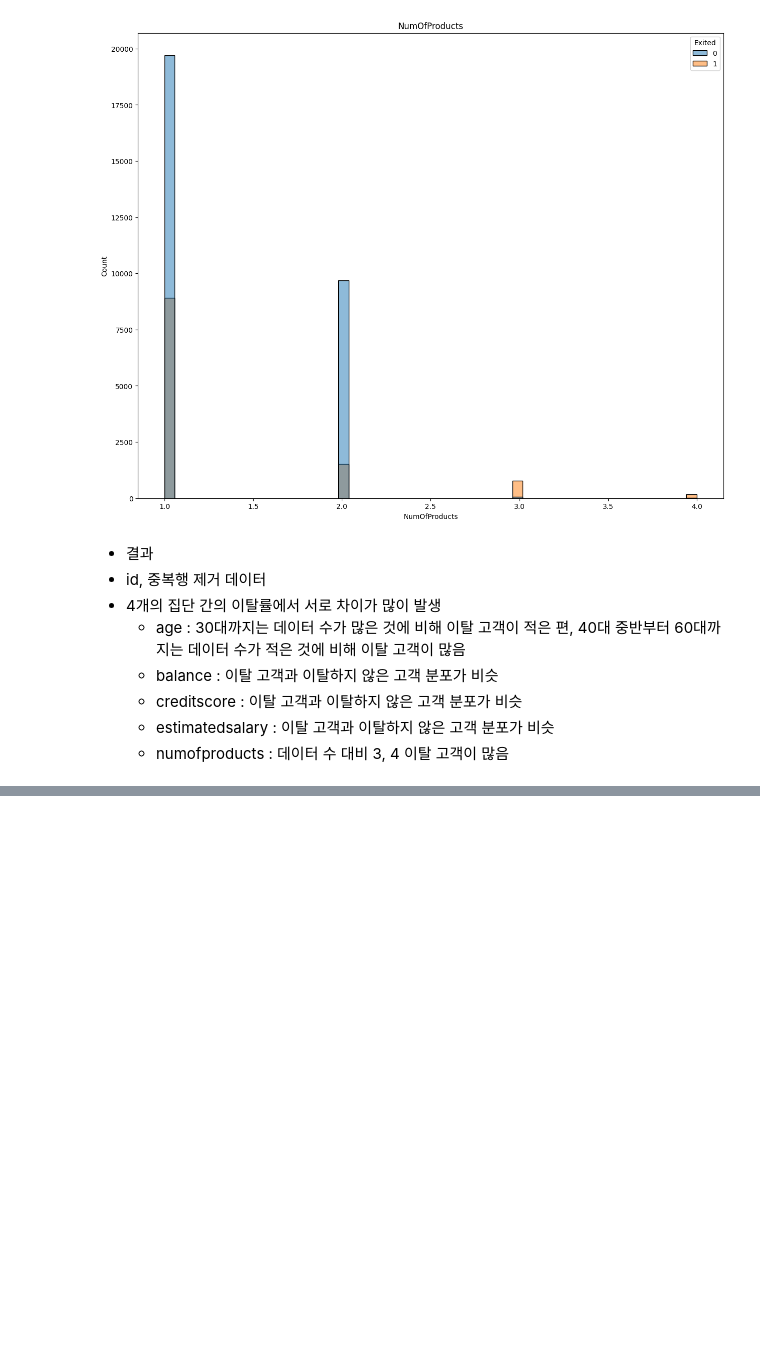
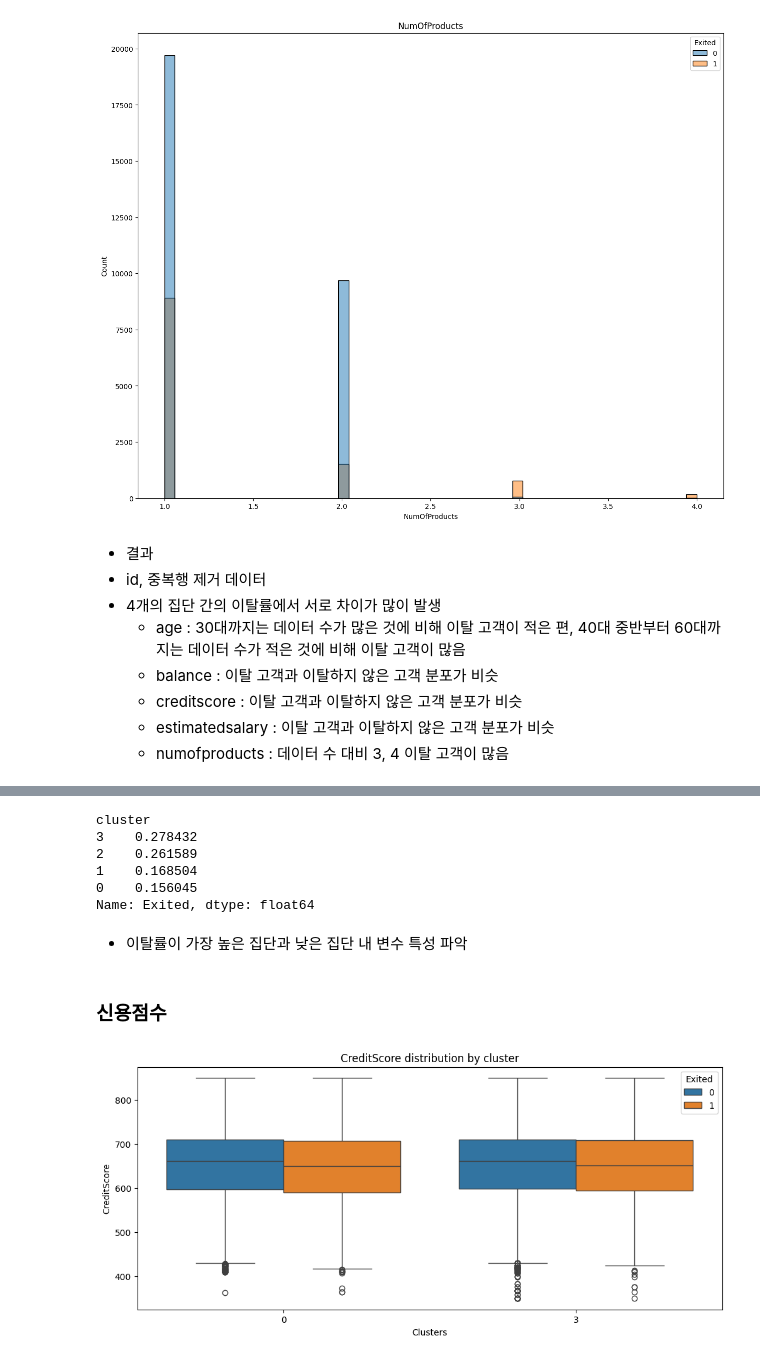
Before and after one commit to kikipark9/ML_Team_Project, a Jupyter notebook: eda_source/KMeans_Clustering.ipynb, the cells around one changed output, grey strips where cells are left out. Saved outputs shown, nothing was run; the diff lists cells and outputs as text; code cells hidden in the pictures; blank space fills up the shorter version.

```diff
--- a/eda_source/KMeans_Clustering.ipynb
+++ b/eda_source/KMeans_Clustering.ipynb
@@ -293,0 +299,39 @@ Name: Exited, dtype: float64
+# %%
+def kmeans_dataframe(df, col1, col2, col3, col4, num):
+
+  # 군집화 변수 선택 및 kmeans, 데이터프레임
+  feature = df[[col1, col2, col3, col4]]
+  model = KMeans(n_clusters=num, n_init='auto', random_state=13)
+  model.fit(feature)
+
+  predict = pd.DataFrame(model.labels_, columns=['cluster'])
+  tmp_df = pd.concat([df, predict], axis=1)
+
+  return tmp_df
+# %%
+kmeans_df = kmeans_dataframe(df_drop_id_duplicated, 'Age', 'Balance', 'CreditScore', 'EstimatedSalary', 4)
+kmeans_df
+# %%
+kmeans_df.groupby(['cluster'])['Exited'].mean().sort_values(ascending=False)
+# %% [output]
+cluster
+3    0.278432
+2    0.261589
+1    0.168504
+0    0.156045
+Name: Exited, dtype: float64
+# %% [markdown]
+- 이탈률이 가장 높은 집단과 낮은 집단 내 변수 특성 파악
+# %% [markdown]
+### 신용점수
+# %%
+plt.figure(figsize=(12,5))
+
+sns.boxplot(x='cluster', y='CreditScore', hue='Exited',\
+            data=kmeans_df[kmeans_df['cluster'].isin([3, 0])] )
+
+plt.xlabel("Clusters")
+plt.title("CreditScore distribution by cluster")
+plt.show()
+# %% [output]
+[figure, added]
```
Also changed, not shown: parts of 21 cells of this notebook.
